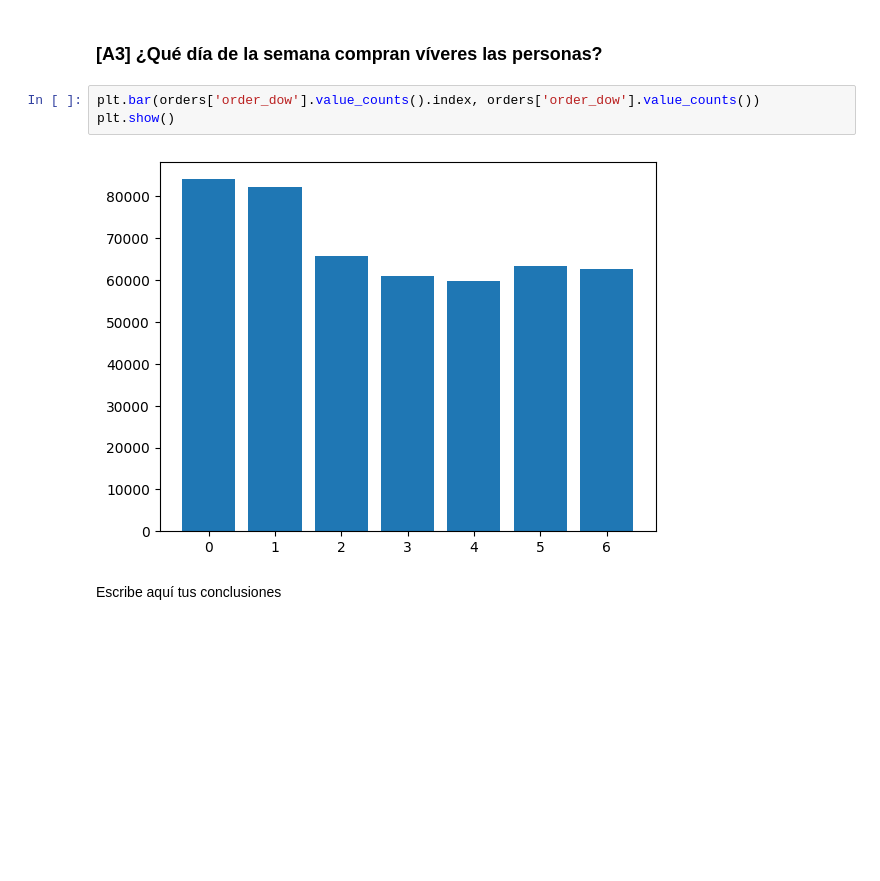
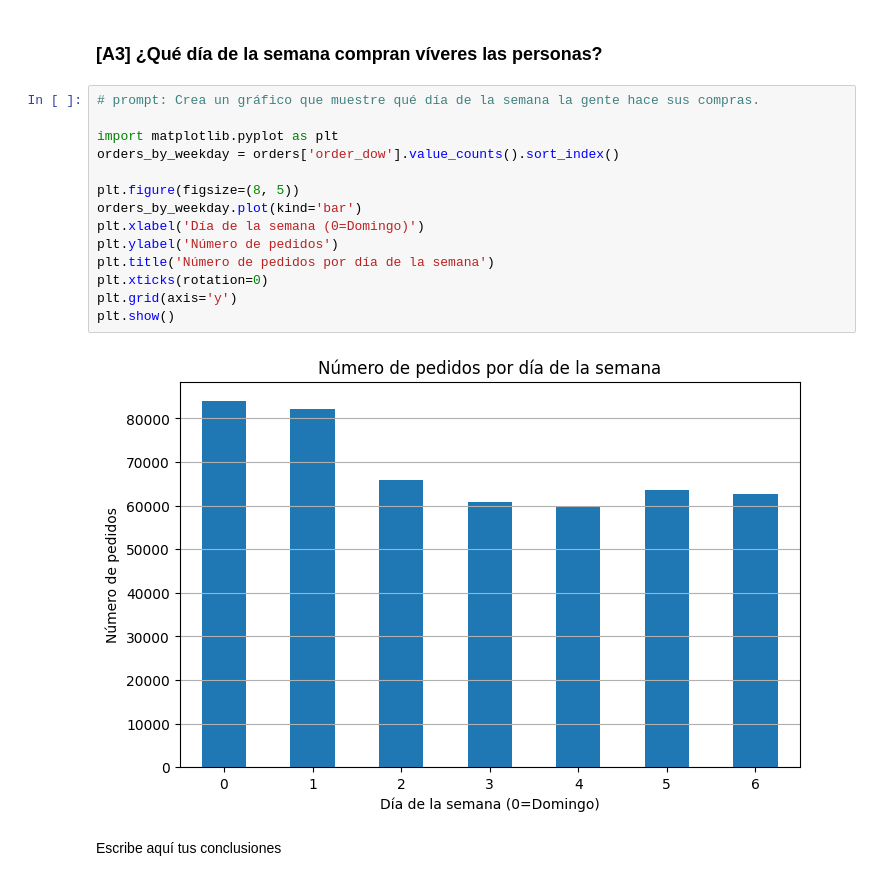
Before and after one commit to Davichobacter/data_science, a Jupyter notebook: notebook_sprint_4.ipynb, the cells around one changed output. Saved outputs shown, nothing was run; the diff lists cells and outputs as text; blank space fills up the shorter version.

```diff
--- a/notebook_sprint_4.ipynb
+++ b/notebook_sprint_4.ipynb
@@ -540,10 +552,21 @@ Escribe aquí tus conclusiones
 # %% [markdown]
 ### [A3] ¿Qué día de la semana compran víveres las personas?
 # %%
-plt.bar(orders['order_dow'].value_counts().index, orders['order_dow'].value_counts())
+# prompt: Crea un gráfico que muestre qué día de la semana la gente hace sus compras.
+
+import matplotlib.pyplot as plt
+orders_by_weekday = orders['order_dow'].value_counts().sort_index()
+
+plt.figure(figsize=(8, 5))
+orders_by_weekday.plot(kind='bar')
+plt.xlabel('Día de la semana (0=Domingo)')
+plt.ylabel('Número de pedidos')
+plt.title('Número de pedidos por día de la semana')
+plt.xticks(rotation=0)
+plt.grid(axis='y')
 plt.show()
 # %% [output]
-[figure, old version]
+[figure, new version]
 # %% [markdown]
 Escribe aquí tus conclusiones
 # %% [markdown]
```
Also changed, not shown: parts of 14 cells of this notebook.
